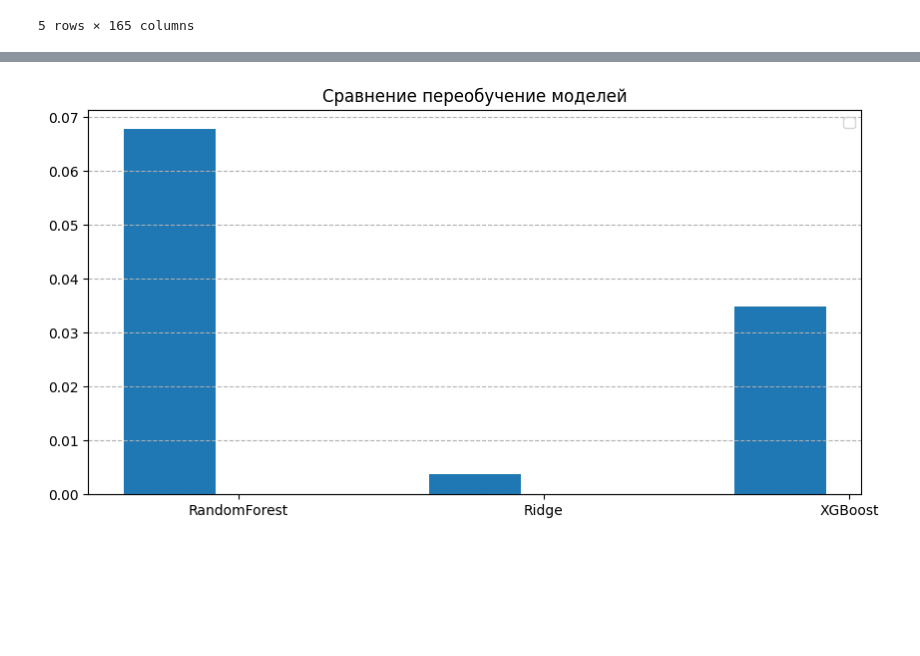
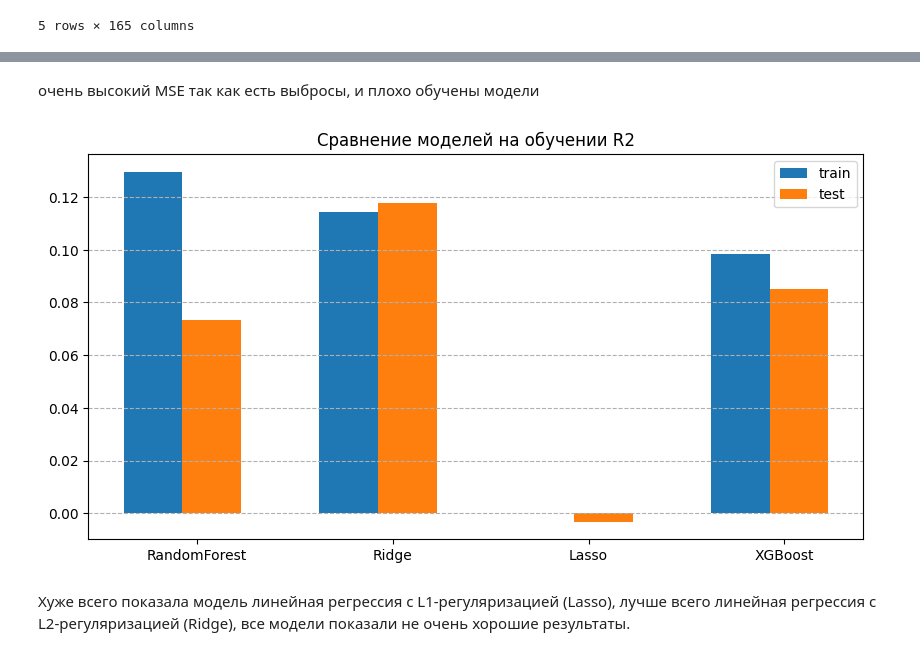
Before and after one commit to alexrad555/coursework_classic_ml, a Jupyter notebook: si_reg.ipynb, the cells around one changed output, grey strips where cells are left out. Cells and saved outputs as stored; diff of their text form; code cells hidden in the pictures; blank space fills up the shorter version.

```diff
--- a/si_reg.ipynb
+++ b/si_reg.ipynb
@@ -361,12 +285,17 @@ plt.show()
-# %%
-plt.figure(figsize=(10, 5))
-width = 0.3
-x = np.arange(len(df_metrics_test['Model']))
-plt.bar(x - 0.75 * width, df_metrics_test['RETRAINING'], width)
-plt.xticks(x, df_metrics_test['Model'])
-plt.legend()
-plt.grid(axis='y',linestyle= '--')
-plt.title('Сравнение переобучение моделей')
-plt.show()
-# %% [output]
-[figure, removed]
+# %% [markdown]
+очень высокий MSE так как есть выбросы, и плохо обучены модели
+# %%
+plt.figure(figsize=(10, 5))
+width = 0.3
+x = np.arange(len(df_metrics_train['Model']))
+plt.bar(x - 0.75 * width, df_metrics_train['R2'], width, label='train')
+plt.bar(x + 0.25 * width, df_metrics_test['R2'], width, label='test')
+plt.xticks(x, df_metrics_train['Model'])
+plt.legend()
+plt.grid(axis='y',linestyle= '--')
+plt.title('Сравнение моделей на обучении R2')
+plt.show()
+# %% [output]
+[figure, added]
+# %% [markdown]
+Хуже всего показала модель линейная регрессия с L1-регуляризацией (Lasso), лучше всего линейная регрессия с L2-регуляризацией (Ridge), все модели показали не очень хорошие результаты.
```
Also changed, not shown: parts of 16 cells of this notebook.
